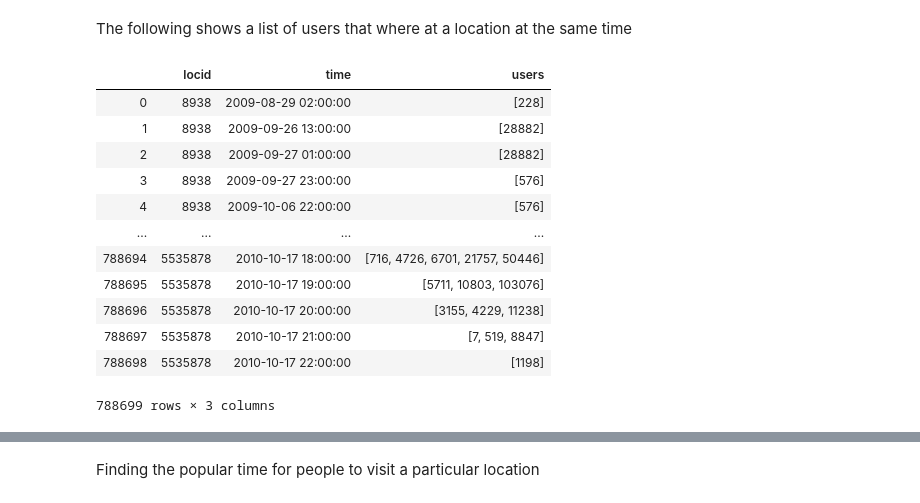
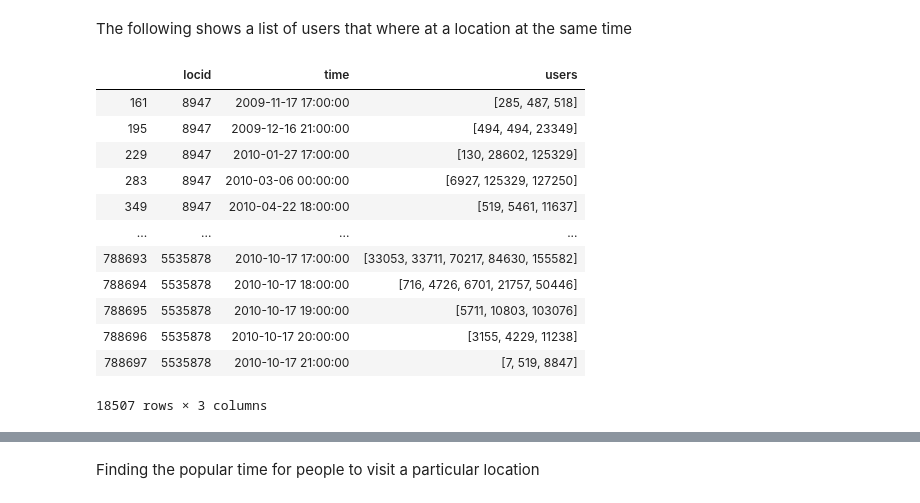
Before and after one commit to BetoBob/csc_481, a Jupyter notebook: project/CSC481_Project.ipynb, the cells around one changed output, grey strips where cells are left out. Saved outputs shown, nothing was run; the diff lists cells and outputs as text; code cells hidden in the pictures.

Commit message:
some more time stuff checking users for friends

```diff
--- a/project/CSC481_Project.ipynb
+++ b/project/CSC481_Project.ipynb
@@ -659,19 +701,21 @@ The following shows a list of users that where at a location at the same time
 # %%
 time_loc5 = totalCheckins[['time', 'user', 'locid']]
 time_loc5 = time_loc5[time_loc5.locid.isin(places_top5['locid'])]
 time_loc5['time'] = time_loc5['time'].dt.floor('60T') #rounding timestamp to nearest hour
-time_loc5.groupby(['locid', 'time'])['user'].apply(list).reset_index(name='users')
+time_loc5_groups = time_loc5.groupby(['locid', 'time'])['user'].apply(list).reset_index(name='users')
+time_loc5_groups = time_loc5_groups[time_loc5_groups['users'].apply(lambda x: len(x) > 2)]
+time_loc5_groups
 # %% [output]
 |  | locid | time | users |
-| 0 | 8938 | 2009-08-29 02:00:00 | [228] |
-| 1 | 8938 | 2009-09-26 13:00:00 | [28882] |
-| 2 | 8938 | 2009-09-27 01:00:00 | [28882] |
-| 3 | 8938 | 2009-09-27 23:00:00 | [576] |
-| 4 | 8938 | 2009-10-06 22:00:00 | [576] |
+| 161 | 8947 | 2009-11-17 17:00:00 | [285, 487, 518] |
+| 195 | 8947 | 2009-12-16 21:00:00 | [494, 494, 23349] |
+| 229 | 8947 | 2010-01-27 17:00:00 | [130, 28602, 125329] |
+| 283 | 8947 | 2010-03-06 00:00:00 | [6927, 125329, 127250] |
+| 349 | 8947 | 2010-04-22 18:00:00 | [519, 5461, 11637] |
 | ... | ... | ... | ... |
+| 788693 | 5535878 | 2010-10-17 17:00:00 | [33053, 33711, 70217, 84630, 155582] |
 | 788694 | 5535878 | 2010-10-17 18:00:00 | [716, 4726, 6701, 21757, 50446] |
 | 788695 | 5535878 | 2010-10-17 19:00:00 | [5711, 10803, 103076] |
 | 788696 | 5535878 | 2010-10-17 20:00:00 | [3155, 4229, 11238] |
 | 788697 | 5535878 | 2010-10-17 21:00:00 | [7, 519, 8847] |
-| 788698 | 5535878 | 2010-10-17 22:00:00 | [1198] |
-788699 rows × 3 columns
+18507 rows × 3 columns
```
Also changed, not shown: parts of 6 cells of this notebook.
